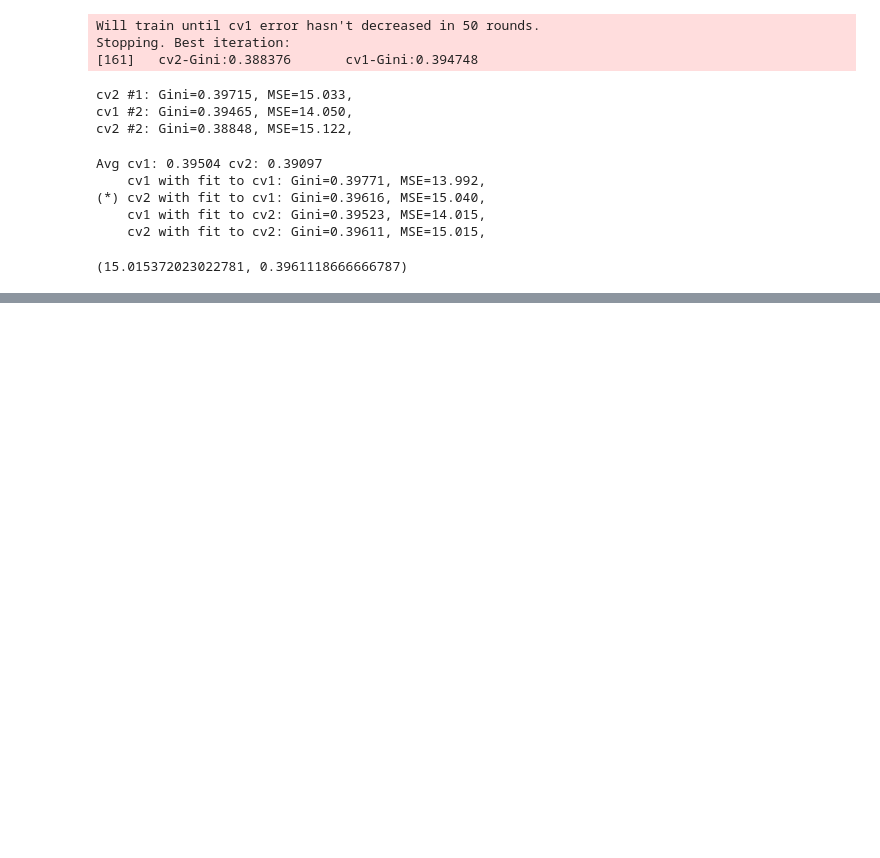
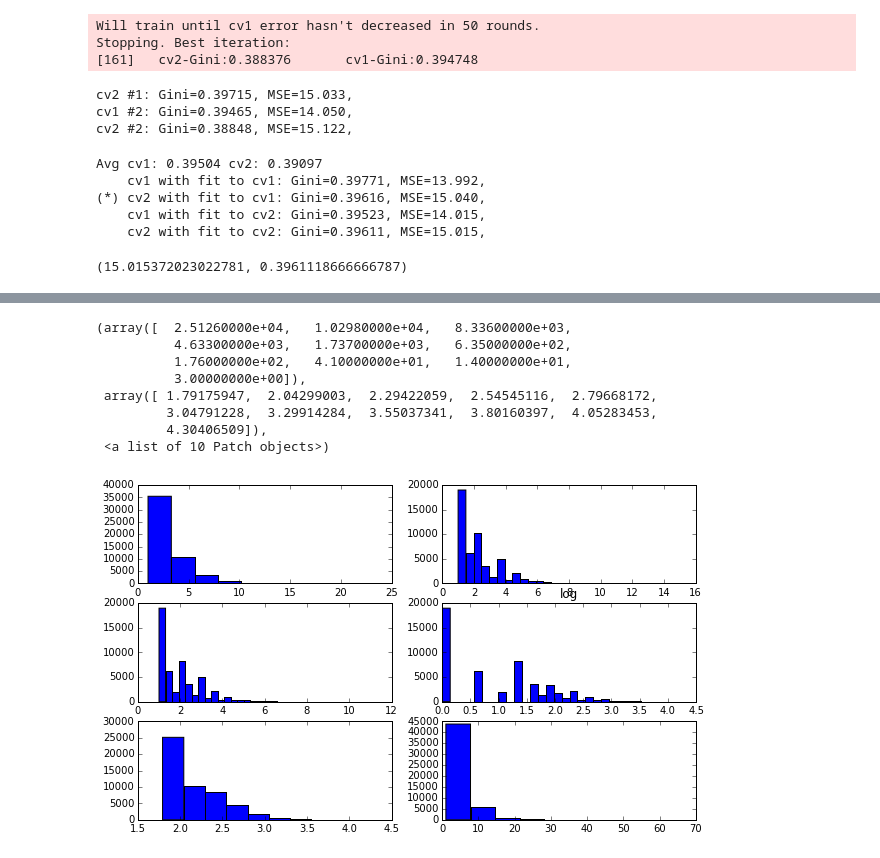
Before and after one commit to Bekbolatov/kaggle, a Jupyter notebook: events/theano/xgboost_liberty_stack.ipynb, the cells around one changed output, grey strips where cells are left out. Saved outputs shown, nothing was run; the diff lists cells and outputs as text; code cells hidden in the pictures; blank space fills up the shorter version.

```diff
--- a/events/theano/xgboost_liberty_stack.ipynb
+++ b/events/theano/xgboost_liberty_stack.ipynb
@@ -166,0 +167,33 @@ type(cv2_blend_y_2)
+# %%
+rows = 3
+cols = 2
+i = 0
+plt.subplot(rows,cols,i)
+i = i + 1
+plt.hist(dat_y)
+plt.subplot(rows,cols,i)
+i = i + 1
+plt.hist(dat_y ** 0.75)
+plt.subplot(rows,cols,i)
+i = i + 1
+plt.hist(dat_y ** 0.65, 30)
+plt.subplot(rows,cols,i)
+i = i + 1
+plt.hist(dat_y ** 0.55, 30)
+plt.subplot(rows,cols,i)
+i = i + 1
+plt.hist(np.log(dat_y), 30)
+plt.title("log")
+plt.subplot(rows,cols,i)
+i = i + 1
+plt.hist(np.log(dat_y + 5))
+# %% [output]
+(array([  2.51260000e+04,   1.02980000e+04,   8.33600000e+03,
+          4.63300000e+03,   1.73700000e+03,   6.35000000e+02,
+          1.76000000e+02,   4.10000000e+01,   1.40000000e+01,
+          3.00000000e+00]),
+ array([ 1.79175947,  2.04299003,  2.29422059,  2.54545116,  2.79668172,
+         3.04791228,  3.29914284,  3.55037341,  3.80160397,  4.05283453,
+         4.30406509]),
+ <a list of 10 Patch objects>)
+[figure, added]
```
Also changed, not shown: parts of 3 cells of this notebook, 6 other files.
